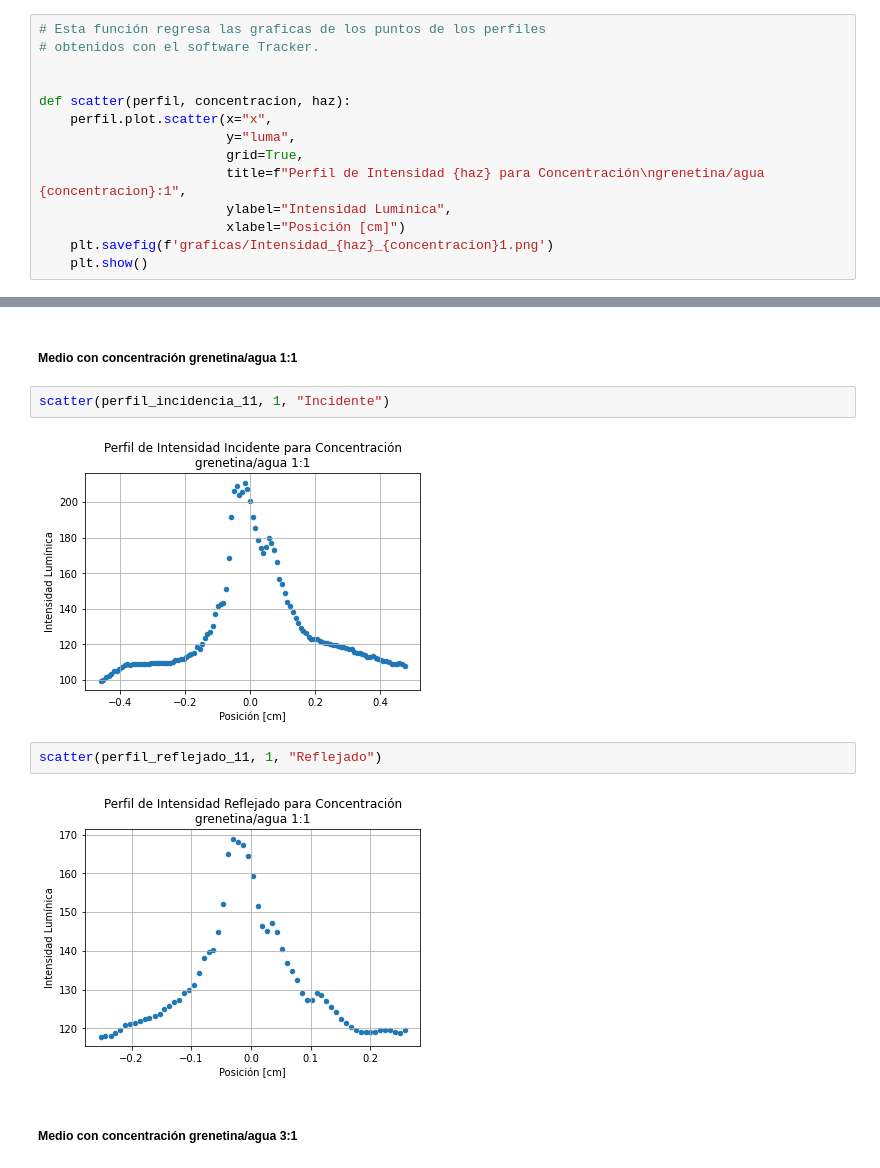
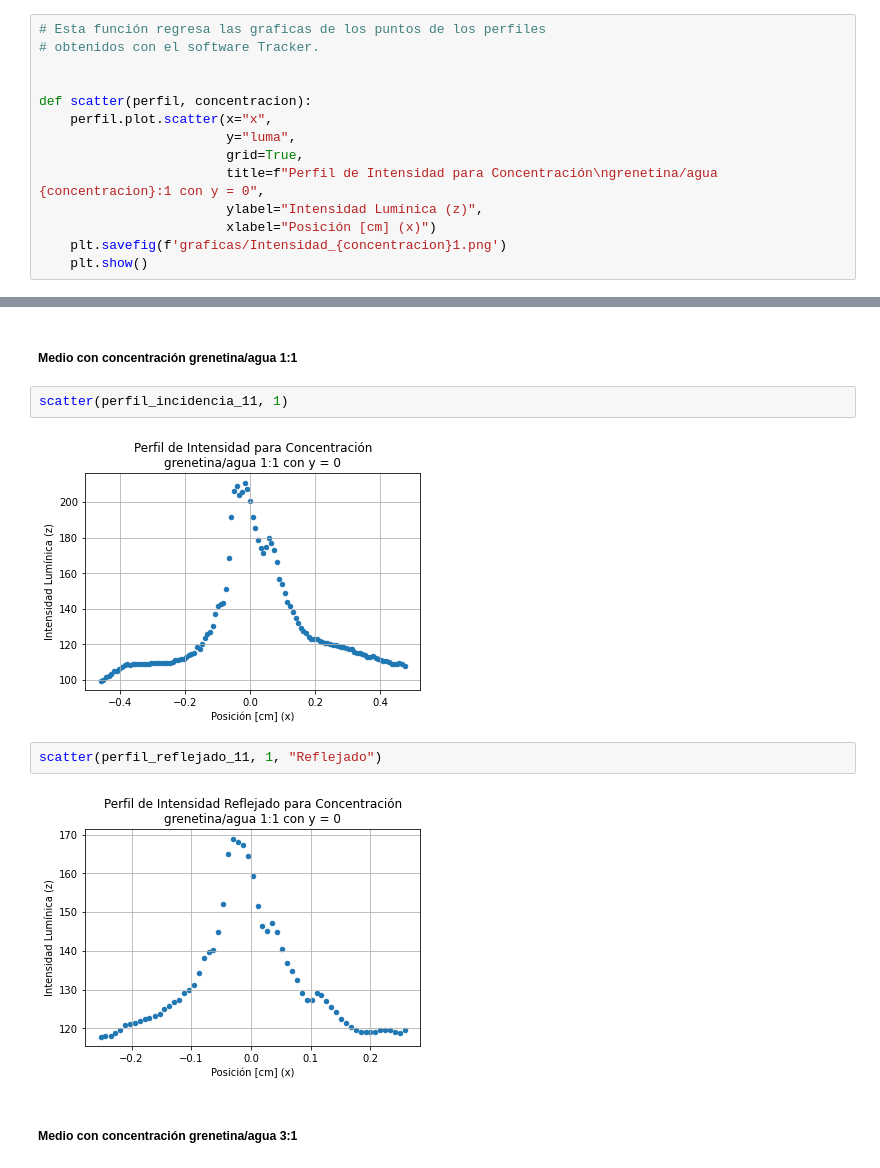
Before and after one commit to emilianolel/guias-de-onda, a Jupyter notebook: notebook/analisis_coeficiente_atenuacion.ipynb, the cells around one changed output, grey strips where cells are left out. Drawn from its saved outputs; the diff is of its cells as text.

```diff
--- a/notebook/analisis_coeficiente_atenuacion.ipynb
+++ b/notebook/analisis_coeficiente_atenuacion.ipynb
@@ -12,14 +12,14 @@ from scipy.optimize import curve_fit
 # obtenidos con el software Tracker.
 
 
-def scatter(perfil, concentracion, haz):
+def scatter(perfil, concentracion):
     perfil.plot.scatter(x="x",
                         y="luma",
                         grid=True,
-                        title=f"Perfil de Intensidad {haz} para Concentración\ngrenetina/agua {concentracion}:1",
-                        ylabel="Intensidad Lumínica",
-                        xlabel="Posición [cm]")
-    plt.savefig(f'graficas/Intensidad_{haz}_{concentracion}1.png')
+                        title=f"Perfil de Intensidad para Concentración\ngrenetina/agua {concentracion}:1 con y = 0",
+                        ylabel="Intensidad Lumínica (z)",
+                        xlabel="Posición [cm] (x)")
+    plt.savefig(f'graficas/Intensidad_{concentracion}1.png')
     plt.show()
 # %%
 # Esta función obtiene la intensidad de un haz Gaussiano
@@ -104,13 +104,13 @@ perfil_reflejado_61 = pd.read_csv("../data/perfil_reflejado_61.csv")
 # %% [markdown]
 ##### Medio con concentración grenetina/agua 1:1
 # %%
-scatter(perfil_incidencia_11, 1, "Incidente")
+scatter(perfil_incidencia_11, 1)
 # %% [output]
-[figure, old version]
+[figure, new version]
 # %%
 scatter(perfil_reflejado_11, 1, "Reflejado")
 # %% [output]
-[figure, old version]
+[figure, new version]
 # %% [markdown]
 ##### Medio con concentración grenetina/agua 3:1
 # %%
```
Also changed, not shown: parts of 2 cells of this notebook, 10 other files.
